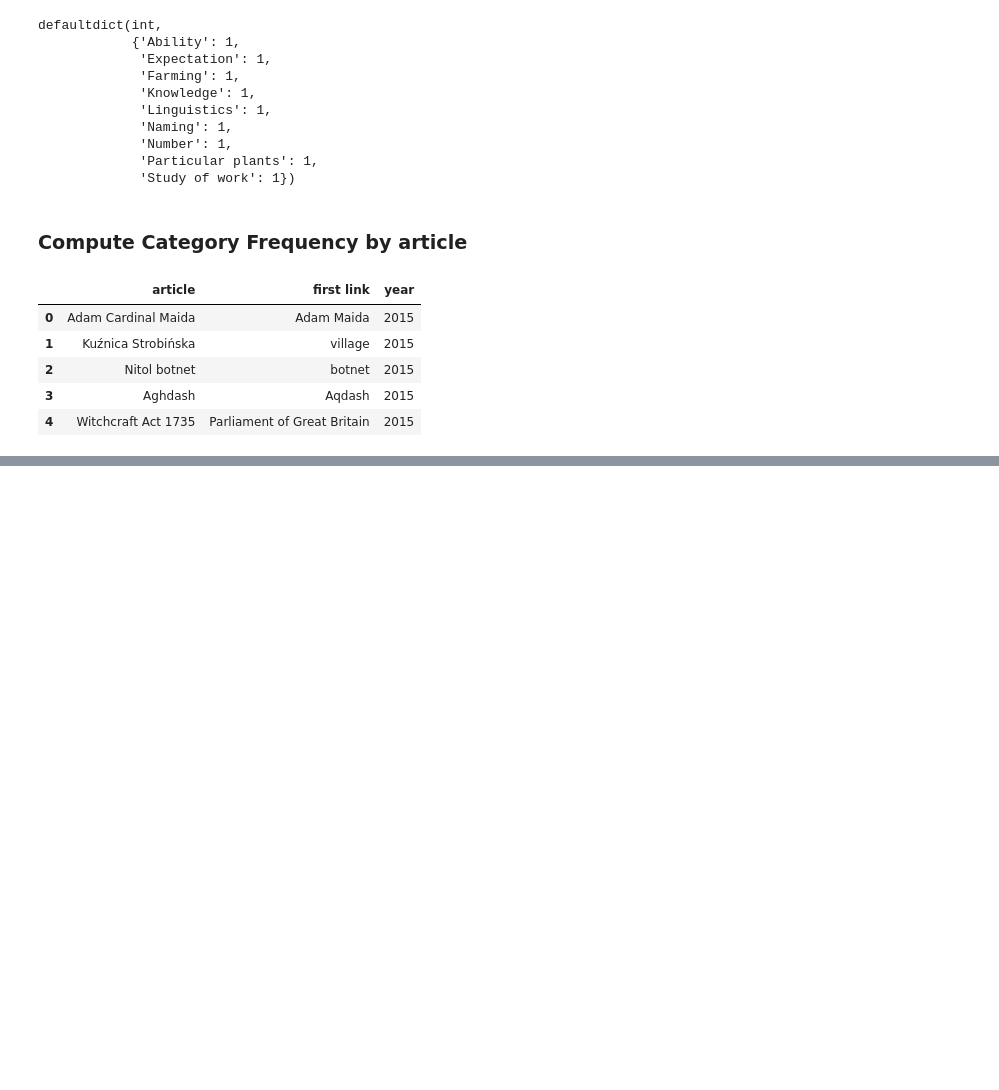
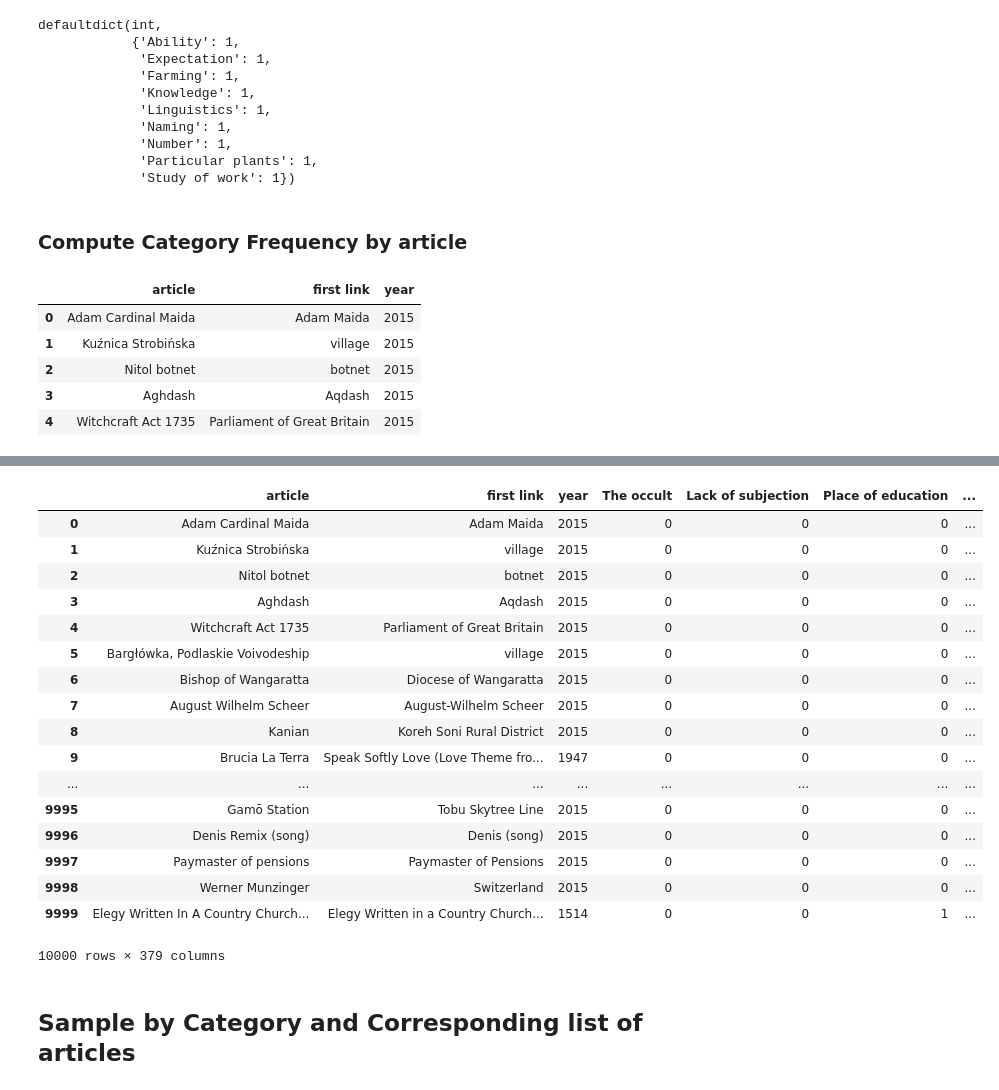
Before and after one commit to marksibrahim/historical_wikipedia, a Jupyter notebook: src/sample_category_articles_by_decade.ipynb, the cells around one changed output, grey strips where cells are left out. Drawn from its saved outputs; the diff is of its cells as text; code cells hidden in the pictures; blank space fills up the shorter version.

Commit message:
sample articles by category

```diff
--- a/src/sample_category_articles_by_decade.ipynb
+++ b/src/sample_category_articles_by_decade.ipynb
@@ -134,0 +146,24 @@ fln_df.head()
+# %%
+categories_df = pd.DataFrame.from_items(fln_df[:10000]["article"].map(get_categories_freq_list).items(),
+                        columns=categories_list, orient='index')
+# %%
+pd.concat([fln_df[:10000], categories_df], axis=1)
+# %% [output]
+|  | article | first link | year | The occult | Lack of subjection | Place of education | ... |
+| 0 | Adam Cardinal Maida | Adam Maida | 2015 | 0 | 0 | 0 | ... |
+| 1 | Kuźnica Strobińska | village | 2015 | 0 | 0 | 0 | ... |
+| 2 | Nitol botnet | botnet | 2015 | 0 | 0 | 0 | ... |
+| 3 | Aghdash | Aqdash | 2015 | 0 | 0 | 0 | ... |
+| 4 | Witchcraft Act 1735 | Parliament of Great Britain | 2015 | 0 | 0 | 0 | ... |
+| 5 | Bargłówka, Podlaskie Voivodeship | village | 2015 | 0 | 0 | 0 | ... |
+| 6 | Bishop of Wangaratta | Diocese of Wangaratta | 2015 | 0 | 0 | 0 | ... |
+| 7 | August Wilhelm Scheer | August-Wilhelm Scheer | 2015 | 0 | 0 | 0 | ... |
+| 8 | Kanian | Koreh Soni Rural District | 2015 | 0 | 0 | 0 | ... |
+| 9 | Brucia La Terra | Speak Softly Love (Love Theme fro... | 1947 | 0 | 0 | 0 | ... |
+| ... | ... | ... | ... | ... | ... | ... | ... |
+| 9995 | Gamō Station | Tobu Skytree Line | 2015 | 0 | 0 | 0 | ... |
+| 9996 | Denis Remix (song) | Denis (song) | 2015 | 0 | 0 | 0 | ... |
+| 9997 | Paymaster of pensions | Paymaster of Pensions | 2015 | 0 | 0 | 0 | ... |
+| 9998 | Werner Munzinger | Switzerland | 2015 | 0 | 0 | 0 | ... |
+| 9999 | Elegy Written In A Country Church... | Elegy Written in a Country Church... | 1514 | 0 | 0 | 1 | ... |
+10000 rows × 379 columns
@@ -134,0 +174,2 @@ fln_df.head()
+# %% [markdown]
+## Sample by Category and Corresponding list of articles
```
Also changed, not shown: parts of 14 cells of this notebook.
